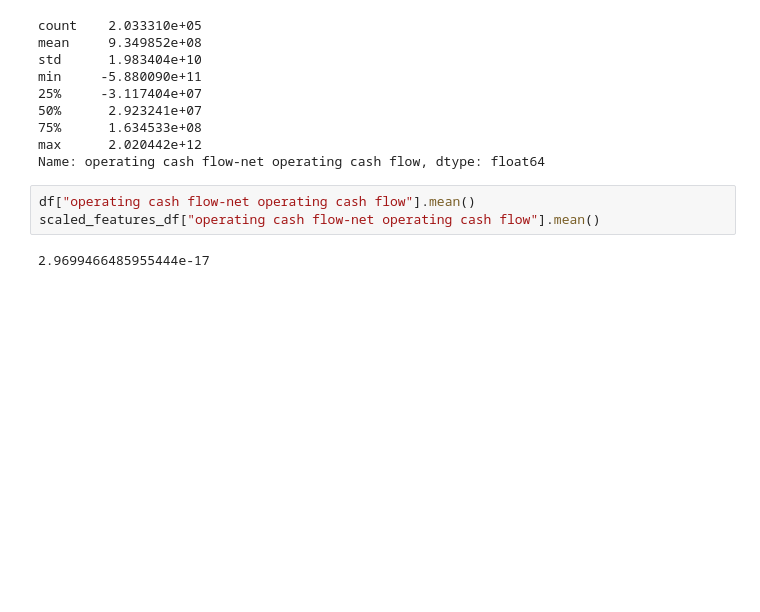
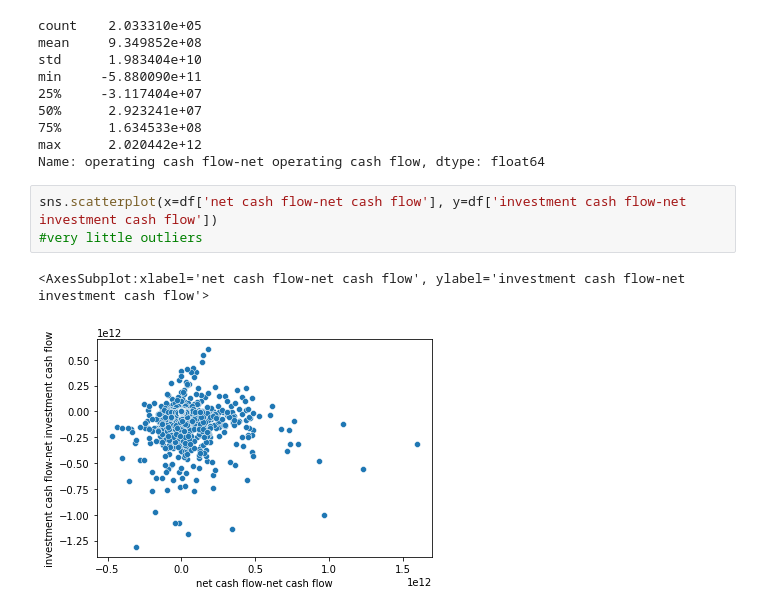
Before and after one commit to yamini236/Microsoftengage-Used-Cars-Data-Analysis, a Jupyter notebook: M.Engage.ipynb, the cells around one changed output. Saved outputs shown, nothing was run; the diff lists cells and outputs as text; blank space fills up the shorter version.

```diff
--- a/M.Engage.ipynb
+++ b/M.Engage.ipynb
@@ -271,8 +203,9 @@ min     -5.880090e+11
 75%      1.634533e+08
 max      2.020442e+12
 Name: operating cash flow-net operating cash flow, dtype: float64
-# %%
-df["operating cash flow-net operating cash flow"].mean()
-scaled_features_df["operating cash flow-net operating cash flow"].mean()
-# %% [output]
-2.9699466485955444e-17
+# %%
+sns.scatterplot(x=df['net cash flow-net cash flow'], y=df['investment cash flow-net investment cash flow'])
+#very little outliers
+# %% [output]
+<AxesSubplot:xlabel='net cash flow-net cash flow', ylabel='investment cash flow-net investment cash flow'>
+[figure, added]
```
Also changed, not shown: parts of 19 cells of this notebook.
